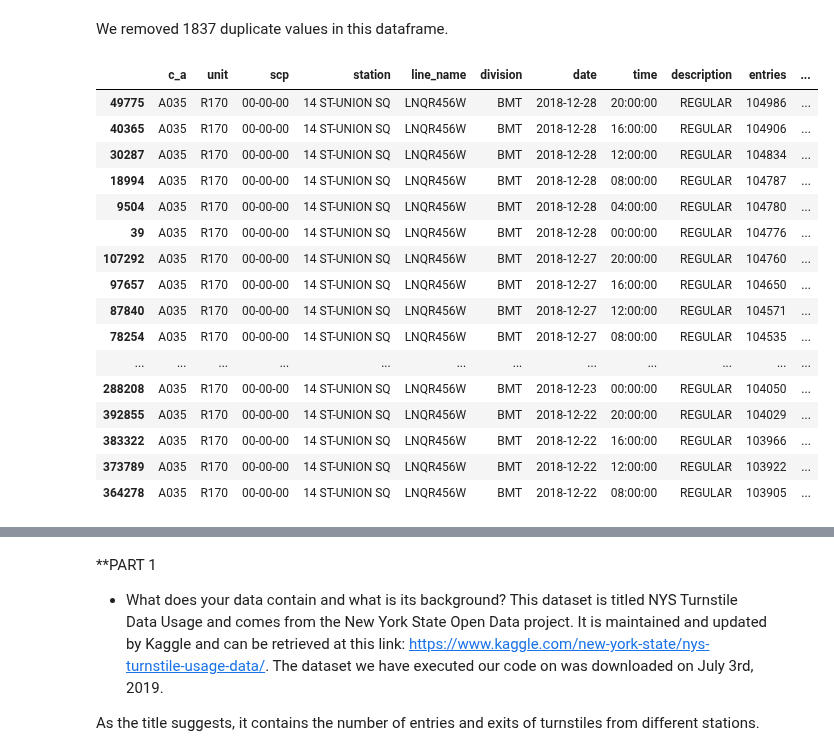
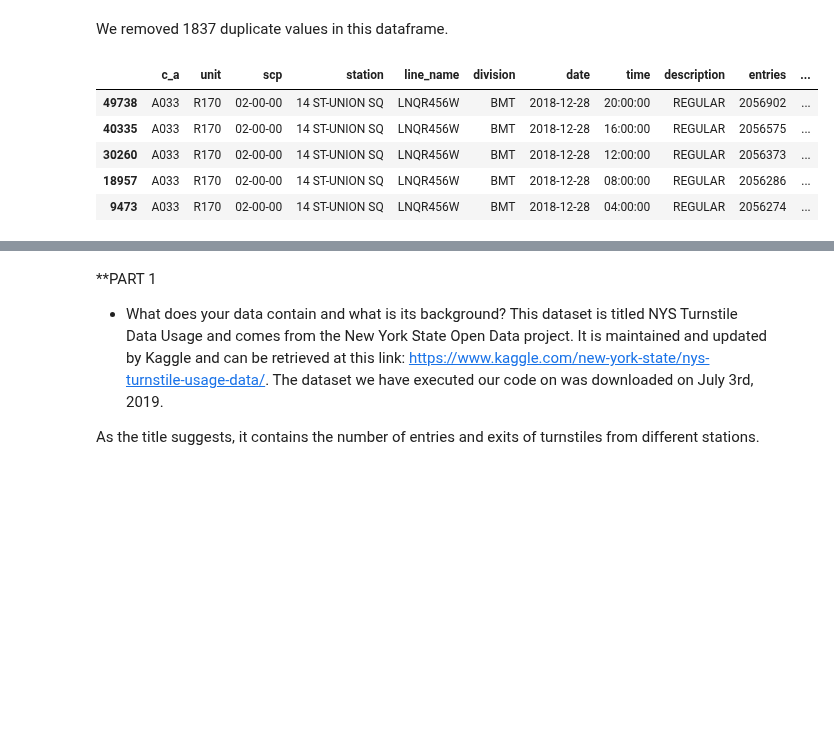
Before and after one commit to MahfuzurRahmanMiah/MTA_Turnstile_Data, a Jupyter notebook: MTA_Turnstile_Data.ipynb, the cells around one changed output, grey strips where cells are left out. Drawn from its saved outputs; the diff is of its cells as text; code cells hidden in the pictures; blank space fills up the shorter version.

Commit message:
edits to dataframe in MTA_Turnstile_Data

```diff
--- a/MTA_Turnstile_Data.ipynb
+++ b/MTA_Turnstile_Data.ipynb
@@ -31,7 +31,7 @@ df.columns = df.columns.str.strip().str.lower()
 df.columns = df.columns.str.replace(' ', '_').str.replace('/', '_').str.replace('(', '').str.replace(')', '')
 
 #Sort data such that each value
-df = df.sort_values(by=['station', 'scp', 'date', 'time'],ascending = [True, True, False, False])
+df = df.sort_values(by=['c_a','unit', 'scp', 'date', 'time'],ascending = [True, True, True, False, False])
 
 # What's inside the file? Let's take a preview.
 column_names = list(df.columns.values)
@@ -150,22 +130,11 @@ print(df_station.shape, df_station_cleaned.shape, df_station.shape[0] - df_stati
 # %% [markdown]
 We removed 1837 duplicate values in this dataframe.
 # %%
-df_station_cleaned.head(40)
+df_station_cleaned.head()
 # %% [output]
 |  | c_a | unit | scp | station | line_name | division | date | time | description | entries | ... |
-| 49775 | A035 | R170 | 00-00-00 | 14 ST-UNION SQ | LNQR456W | BMT | 2018-12-28 | 20:00:00 | REGULAR | 104986 | ... |
-| 40365 | A035 | R170 | 00-00-00 | 14 ST-UNION SQ | LNQR456W | BMT | 2018-12-28 | 16:00:00 | REGULAR | 104906 | ... |
-| 30287 | A035 | R170 | 00-00-00 | 14 ST-UNION SQ | LNQR456W | BMT | 2018-12-28 | 12:00:00 | REGULAR | 104834 | ... |
-| 18994 | A035 | R170 | 00-00-00 | 14 ST-UNION SQ | LNQR456W | BMT | 2018-12-28 | 08:00:00 | REGULAR | 104787 | ... |
-| 9504 | A035 | R170 | 00-00-00 | 14 ST-UNION SQ | LNQR456W | BMT | 2018-12-28 | 04:00:00 | REGULAR | 104780 | ... |
-| 39 | A035 | R170 | 00-00-00 | 14 ST-UNION SQ | LNQR456W | BMT | 2018-12-28 | 00:00:00 | REGULAR | 104776 | ... |
-| 107292 | A035 | R170 | 00-00-00 | 14 ST-UNION SQ | LNQR456W | BMT | 2018-12-27 | 20:00:00 | REGULAR | 104760 | ... |
-| 97657 | A035 | R170 | 00-00-00 | 14 ST-UNION SQ | LNQR456W | BMT | 2018-12-27 | 16:00:00 | REGULAR | 104650 | ... |
-| 87840 | A035 | R170 | 00-00-00 | 14 ST-UNION SQ | LNQR456W | BMT | 2018-12-27 | 12:00:00 | REGULAR | 104571 | ... |
-| 78254 | A035 | R170 | 00-00-00 | 14 ST-UNION SQ | LNQR456W | BMT | 2018-12-27 | 08:00:00 | REGULAR | 104535 | ... |
-| ... | ... | ... | ... | ... | ... | ... | ... | ... | ... | ... | ... |
-| 288208 | A035 | R170 | 00-00-00 | 14 ST-UNION SQ | LNQR456W | BMT | 2018-12-23 | 00:00:00 | REGULAR | 104050 | ... |
-| 392855 | A035 | R170 | 00-00-00 | 14 ST-UNION SQ | LNQR456W | BMT | 2018-12-22 | 20:00:00 | REGULAR | 104029 | ... |
-| 383322 | A035 | R170 | 00-00-00 | 14 ST-UNION SQ | LNQR456W | BMT | 2018-12-22 | 16:00:00 | REGULAR | 103966 | ... |
-| 373789 | A035 | R170 | 00-00-00 | 14 ST-UNION SQ | LNQR456W | BMT | 2018-12-22 | 12:00:00 | REGULAR | 103922 | ... |
-| 364278 | A035 | R170 | 00-00-00 | 14 ST-UNION SQ | LNQR456W | BMT | 2018-12-22 | 08:00:00 | REGULAR | 103905 | ... |
+| 49738 | A033 | R170 | 02-00-00 | 14 ST-UNION SQ | LNQR456W | BMT | 2018-12-28 | 20:00:00 | REGULAR | 2056902 | ... |
+| 40335 | A033 | R170 | 02-00-00 | 14 ST-UNION SQ | LNQR456W | BMT | 2018-12-28 | 16:00:00 | REGULAR | 2056575 | ... |
+| 30260 | A033 | R170 | 02-00-00 | 14 ST-UNION SQ | LNQR456W | BMT | 2018-12-28 | 12:00:00 | REGULAR | 2056373 | ... |
+| 18957 | A033 | R170 | 02-00-00 | 14 ST-UNION SQ | LNQR456W | BMT | 2018-12-28 | 08:00:00 | REGULAR | 2056286 | ... |
+| 9473 | A033 | R170 | 02-00-00 | 14 ST-UNION SQ | LNQR456W | BMT | 2018-12-28 | 04:00:00 | REGULAR | 2056274 | ... |
```
Also changed, not shown: parts of 17 cells of this notebook.
